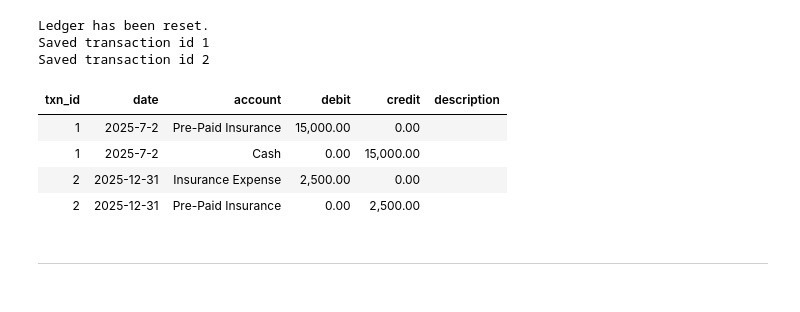
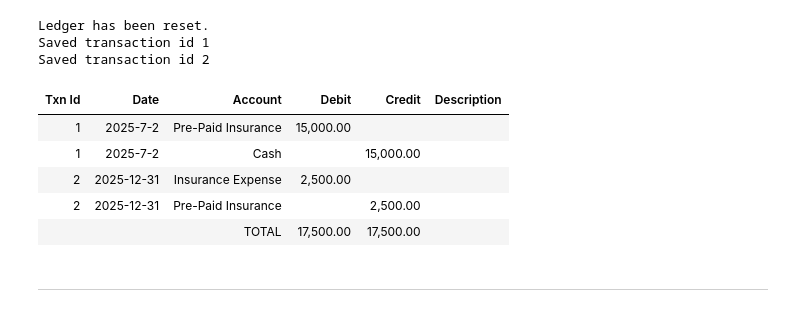
Before and after one commit to ekmartinez/Accounting, a Jupyter notebook: 01_The_Accounting_Information_System/01_The_Accounting_Information_System_Brief_Exercises.ipynb, the cells around one changed output. Drawn from its saved outputs; the diff is of its cells as text; code cells hidden in the pictures.

```diff
--- a/01_The_Accounting_Information_System/01_The_Accounting_Information_System_Brief_Exercises.ipynb
+++ b/01_The_Accounting_Information_System/01_The_Accounting_Information_System_Brief_Exercises.ipynb
@@ -215,17 +243,16 @@ dec_31 = crowe.add_entry(
 Ledger has been reset.
 Saved transaction id 1
 Saved transaction id 2
-# %%
-entries = crowe.to_table()
-entries["debit"] = entries["debit"].apply(lambda x: f"{x:,.2f}")
-entries["credit"] = entries["credit"].apply(lambda x: f"{x:,.2f}")
-display(HTML(entries.to_html(index=False)))
-# %% [output]
-| txn_id | date | account | debit | credit | description |
-| 1 | 2025-7-2 | Pre-Paid Insurance | 15,000.00 | 0.00 |  |
-| 1 | 2025-7-2 | Cash | 0.00 | 15,000.00 |  |
-| 2 | 2025-12-31 | Insurance Expense | 2,500.00 | 0.00 |  |
-| 2 | 2025-12-31 | Pre-Paid Insurance | 0.00 | 2,500.00 |  |
+# %%
+
+display(HTML(format_ledger_table(crowe).to_html(index=False)))
+# %% [output]
+| Txn Id | Date | Account | Debit | Credit | Description |
+| 1 | 2025-7-2 | Pre-Paid Insurance | 15,000.00 |  |  |
+| 1 | 2025-7-2 | Cash |  | 15,000.00 |  |
+| 2 | 2025-12-31 | Insurance Expense | 2,500.00 |  |  |
+| 2 | 2025-12-31 | Pre-Paid Insurance |  | 2,500.00 |  |
+|  |  | TOTAL | 17,500.00 | 17,500.00 |  |
 # %% [markdown]
 ---
 # %% [markdown]
```
Also changed, not shown: parts of 28 cells of this notebook.
